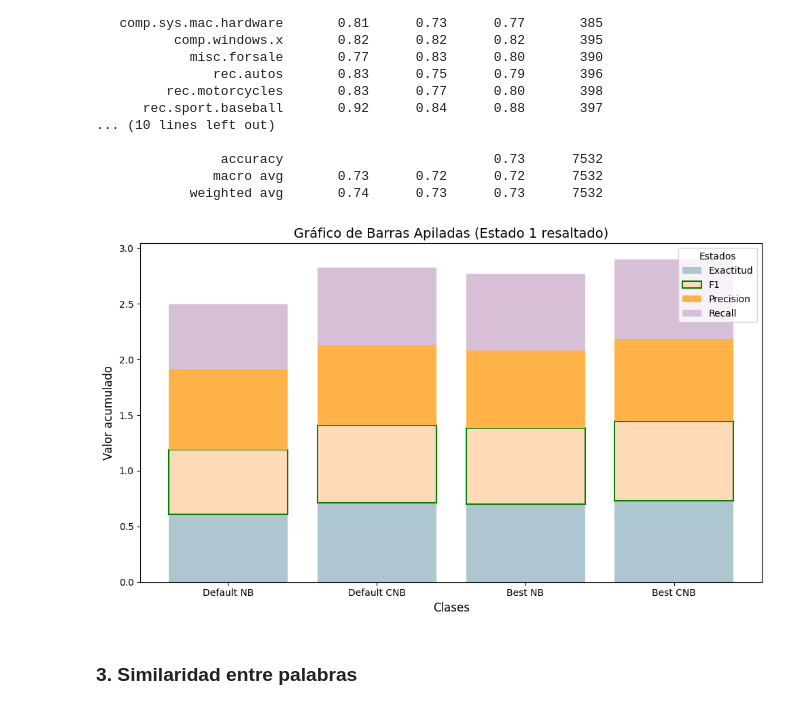
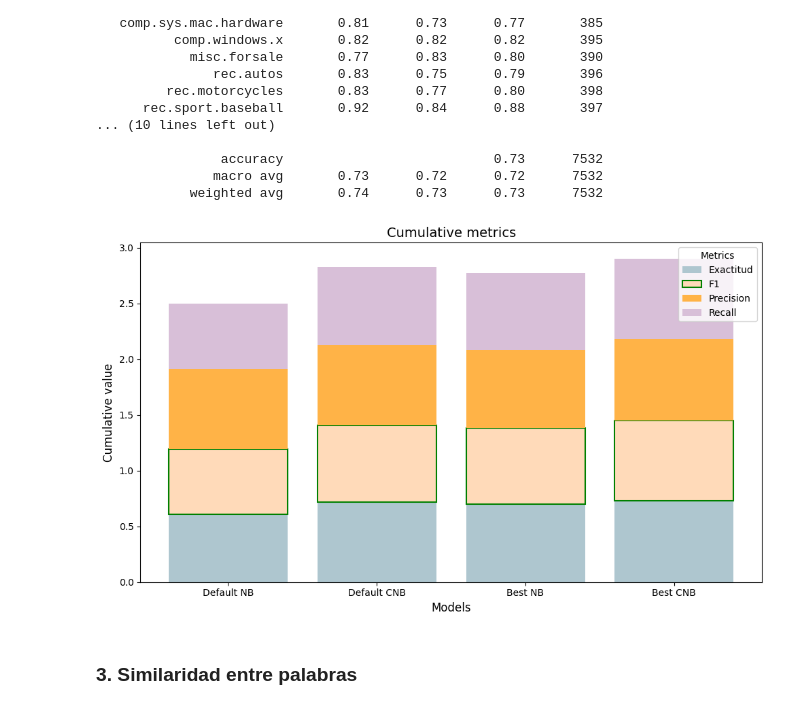
Before and after one commit to bdesia/nlp1, a Jupyter notebook: Desafio_1.ipynb, the cells around one changed output. Saved outputs shown, nothing was run; the diff lists cells and outputs as text; code cells hidden in the pictures.

Commit message:
Mejora grafico metricas punto 2

```diff
--- a/Desafio_1.ipynb
+++ b/Desafio_1.ipynb
@@ -547,48 +547,48 @@ comp.sys.ibm.pc.hardware       0.68      0.72      0.70       392
             weighted avg       0.74      0.73      0.73      7532
 # %%
 models = ['Default NB', 'Default CNB', 'Best NB', 'Best CNB']
-estados = ['Exactitud', 'F1', 'Precision', 'Recall']
+metrics = ['Exactitud', 'F1', 'Precision', 'Recall']
 
 data = np.array(model_metrics).T
 colores = ['#AEC6CF', '#FFDAB9', '#FFB347', '#D8BFD8']   # Azul pastel, durazno, naranja pastel, lavanda
 
 fig, ax = plt.subplots(figsize=(10, 6))
 
 x = np.arange(len(models))
 
 acumulado = np.zeros(len(models))
 
 max = data[0][1]
-for i, estado in enumerate(estados):
+for i, metric in enumerate(metrics):
     if data[i][1] > max:
         max = data[i][1]
 
-for i, estado in enumerate(estados):
+for i, metric in enumerate(metrics):
     edge = 'green' if i == 1 else 'none'
     if data[i][1] == max:
         edge = 'red'
 
     bars = ax.bar(
         x,
         data[i],
         bottom=acumulado,
-        label=estado,
+        label=metric,
         color=colores[i],
-        edgecolor='green' if i == 1 else 'none',  # Borde verde solo para Estado 1
-        linewidth=1.5 if i == 1 else 0           # Grosor del borde
+        edgecolor='green' if i == 1 else 'none',    # Borde verde solo para metrics[1]=f1-score
+        linewidth=1.5 if i == 1 else 0              # Grosor del borde
     )
     acumulado += data[i]
-ax.set_xlabel('Clases', fontsize=12)
-ax.set_ylabel('Valor acumulado', fontsize=12)
-ax.set_title('Gráfico de Barras Apiladas (Estado 1 resaltado)', fontsize=14)
+ax.set_xlabel('Models', fontsize=12)
+ax.set_ylabel('Cumulative value', fontsize=12)
+ax.set_title('Cumulative metrics', fontsize=14)
 ax.set_xticks(x)
 ax.set_xticklabels(models, fontsize=10)
-ax.legend(title="Estados", fontsize=10)
+ax.legend(title="Metrics", fontsize=10)
 
 plt.tight_layout()
 plt.show()
 # %% [output]
-[figure, old version]
+[figure, new version]
 # %% [markdown]
 ### 3. Similaridad entre palabras
 # %%
```
